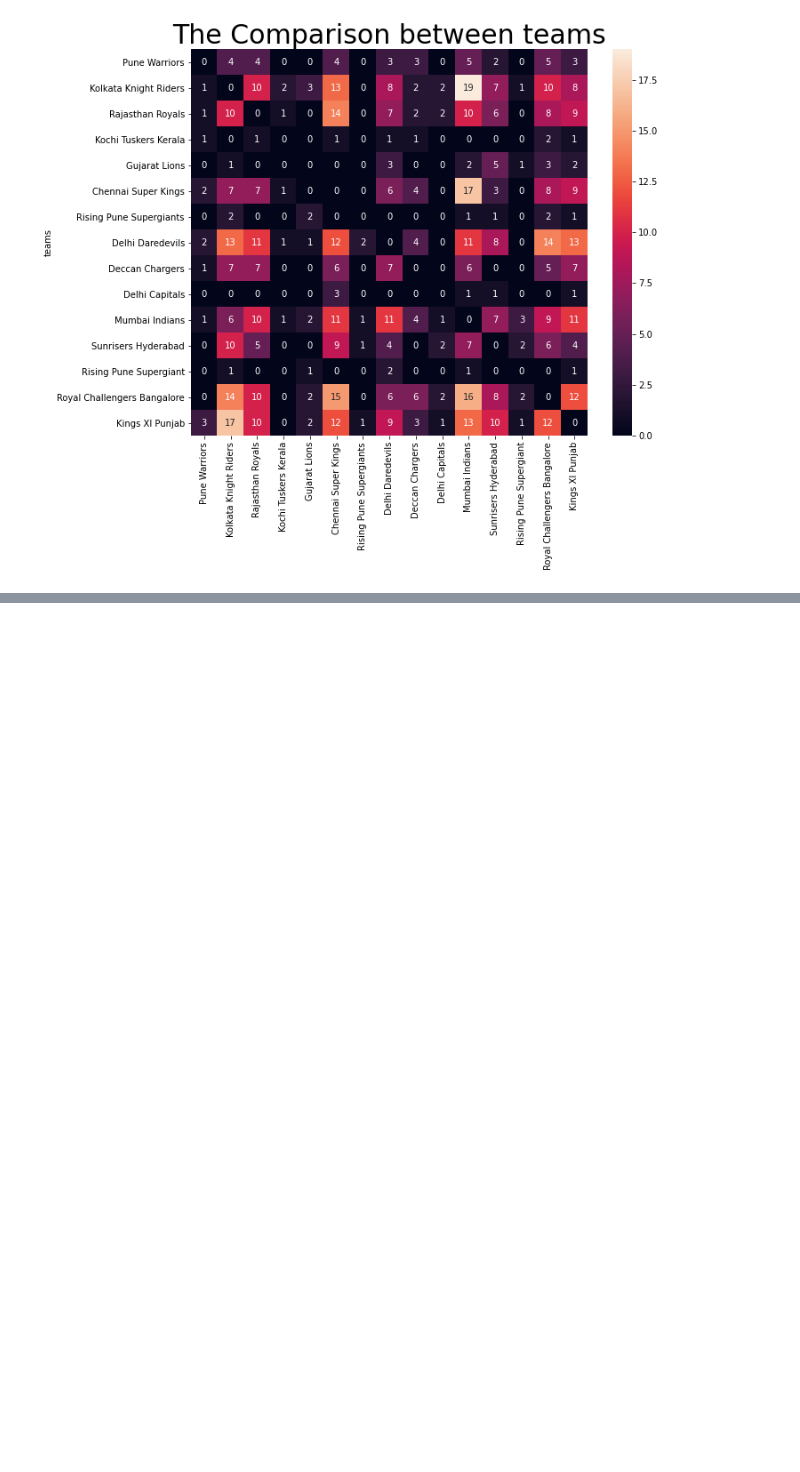
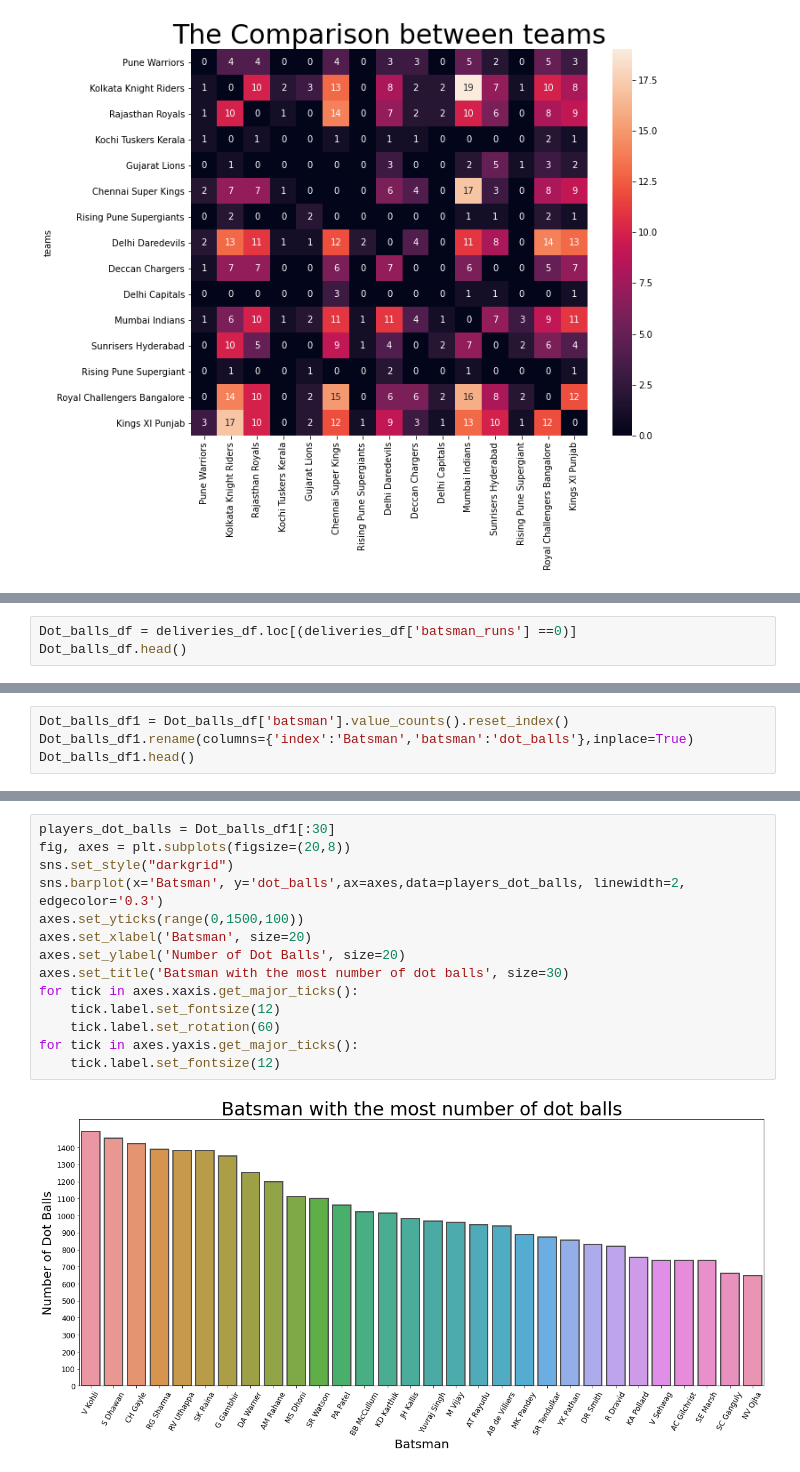
Before and after one commit to Pradip240/IPL-T20-Cricket-Analysis, a Jupyter notebook: Vridhi_IPL_T20_Cricket_Analysis_Capstone_Project.ipynb, the cells around one changed output, grey strips where cells are left out. Cells and saved outputs as stored; diff of their text form; blank space fills up the shorter version.

```diff
--- a/Vridhi_IPL_T20_Cricket_Analysis_Capstone_Project.ipynb
+++ b/Vridhi_IPL_T20_Cricket_Analysis_Capstone_Project.ipynb
@@ -200,0 +203,3 @@ Text(0.5, 1.0, 'The Comparison between teams')
+# %%
+Dot_balls_df = deliveries_df.loc[(deliveries_df['batsman_runs'] ==0)]
+Dot_balls_df.head()
@@ -200,0 +213,4 @@ Text(0.5, 1.0, 'The Comparison between teams')
+# %%
+Dot_balls_df1 = Dot_balls_df['batsman'].value_counts().reset_index()
+Dot_balls_df1.rename(columns={'index':'Batsman','batsman':'dot_balls'},inplace=True)
+Dot_balls_df1.head()
@@ -200,0 +224,16 @@ Text(0.5, 1.0, 'The Comparison between teams')
+# %%
+players_dot_balls = Dot_balls_df1[:30]
+fig, axes = plt.subplots(figsize=(20,8))
+sns.set_style("darkgrid")
+sns.barplot(x='Batsman', y='dot_balls',ax=axes,data=players_dot_balls, linewidth=2, edgecolor='0.3')
+axes.set_yticks(range(0,1500,100))
+axes.set_xlabel('Batsman', size=20)
+axes.set_ylabel('Number of Dot Balls', size=20)
+axes.set_title('Batsman with the most number of dot balls', size=30)
+for tick in axes.xaxis.get_major_ticks():
+    tick.label.set_fontsize(12)
+    tick.label.set_rotation(60)
+for tick in axes.yaxis.get_major_ticks():
+    tick.label.set_fontsize(12)
+# %% [output]
+[figure, added]
```
Also changed, not shown: parts of 8 cells of this notebook.
